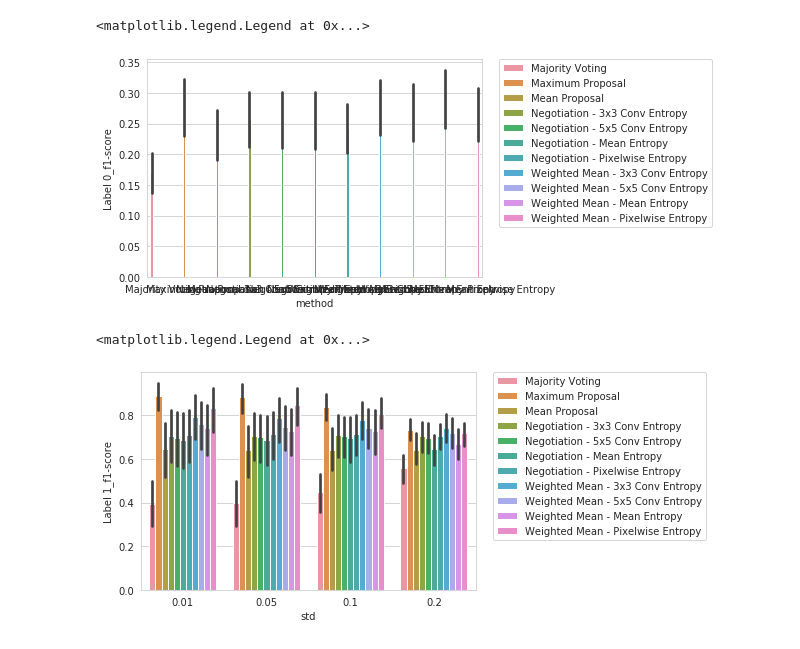
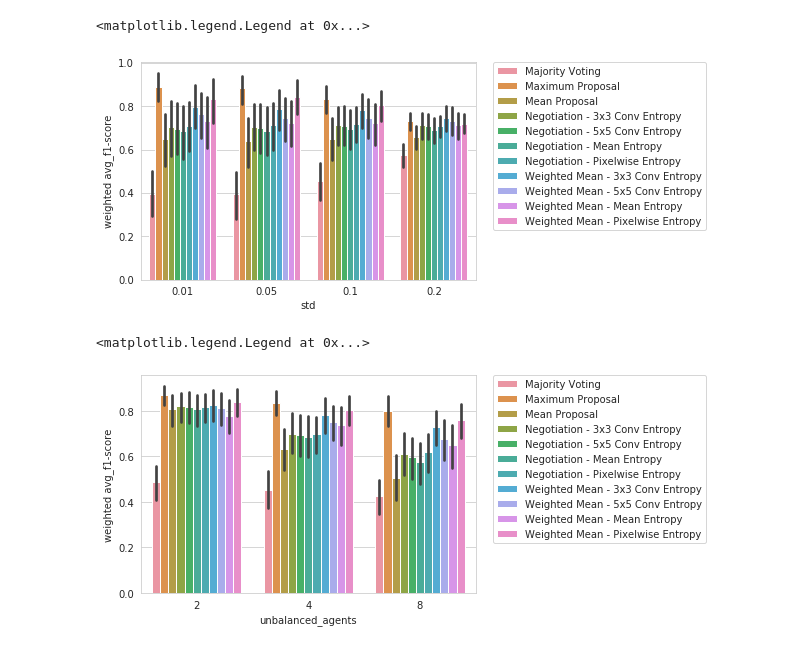
Before and after one commit to edoardogiacomello/DistributedSegmentation, a Jupyter notebook: src/SyntheticResultsViewer.ipynb, the cells around one changed output. Drawn from its saved outputs; the diff is of its cells as text; code cells hidden in the pictures.

```diff
--- a/src/SyntheticResultsViewer.ipynb
+++ b/src/SyntheticResultsViewer.ipynb
@@ -10,0 +6,3 @@ data['unbalance_ratio'] = data['mu_1_unbalanced'] / data['mu_2_unbalanced']
+# %%
+data =pd.read_csv('results/bin_chk_balanced_vs_unbalanced_c1.csv', index_col=0)
+metric_to_show = 'weighted avg_f1-score'
@@ -11,14 +34,14 @@ data['unbalance_ratio'] = data['mu_1_unbalanced'] / data['mu_2_unbalanced']
 # %%
 sb.set_style('whitegrid')
-sb.barplot(data=data, hue='method', y='Label 0_f1-score', x='method')
+sb.barplot(data=data, hue='method', y=metric_to_show, x='std')
 plt.legend(bbox_to_anchor=(1.05, 1), loc=2, borderaxespad=0.)
 # %% [output]
 <matplotlib.legend.Legend at 0x...>
-[figure, old version]
+[figure, new version]
 # %%
 sb.set_style('whitegrid')
-sb.barplot(data=data, hue='method', y='Label 1_f1-score', x='std')
+sb.barplot(data=data, hue='method', y=metric_to_show, x='unbalanced_agents')
 plt.legend(bbox_to_anchor=(1.05, 1), loc=2, borderaxespad=0.)
 # %% [output]
 <matplotlib.legend.Legend at 0x...>
-[figure, old version]
+[figure, new version]
```
Also changed, not shown: parts of 8 cells of this notebook, 25 other files.
